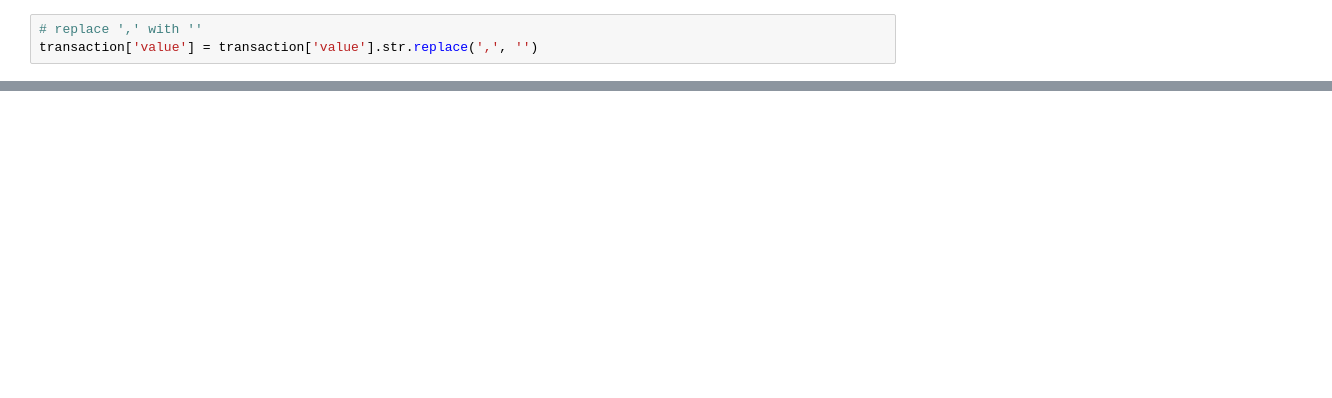
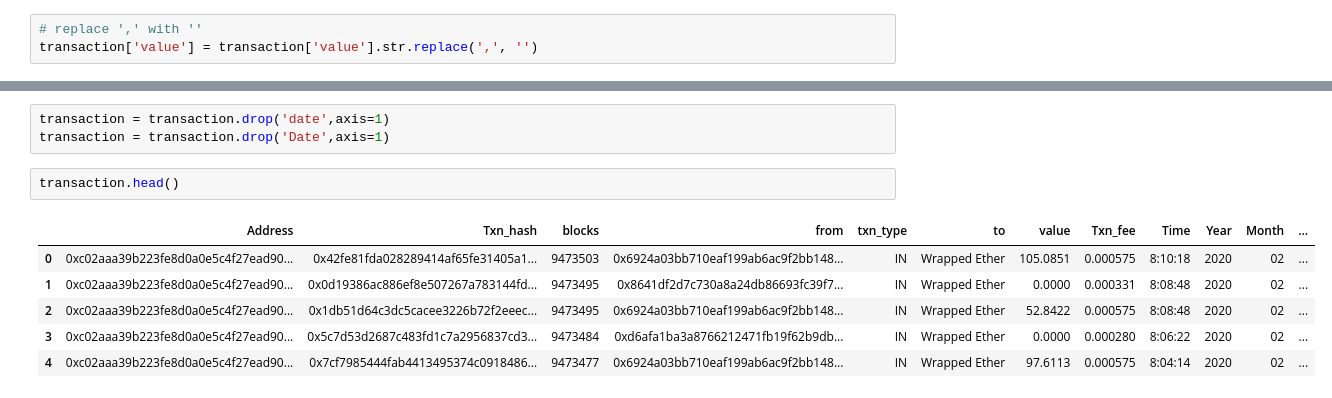
Before and after one commit to m-shilpa/ethereum-data-analysis, a Jupyter notebook: ethereum_1.ipynb, the cells around one changed output, grey strips where cells are left out. Cells and saved outputs as stored; diff of their text form; blank space fills up the shorter version.

```diff
--- a/ethereum_1.ipynb
+++ b/ethereum_1.ipynb
@@ -420,0 +554,12 @@ Name: 178, dtype: object
+# %%
+transaction = transaction.drop('date',axis=1)
+transaction = transaction.drop('Date',axis=1)
+# %%
+transaction.head()
+# %% [output]
+|  | Address | Txn_hash | blocks | from | txn_type | to | value | Txn_fee | Time | Year | Month | ... |
+| 0 | 0xc02aaa39b223fe8d0a0e5c4f27ead90... | 0x42fe81fda028289414af65fe31405a1... | 9473503 | 0x6924a03bb710eaf199ab6ac9f2bb148... | IN | Wrapped Ether | 105.0851 | 0.000575 | 8:10:18 | 2020 | 02 | ... |
+| 1 | 0xc02aaa39b223fe8d0a0e5c4f27ead90... | 0x0d19386ac886ef8e507267a783144fd... | 9473495 | 0x8641df2d7c730a8a24db86693fc39f7... | IN | Wrapped Ether | 0.0000 | 0.000331 | 8:08:48 | 2020 | 02 | ... |
+| 2 | 0xc02aaa39b223fe8d0a0e5c4f27ead90... | 0x1db51d64c3dc5cacee3226b72f2eeec... | 9473495 | 0x6924a03bb710eaf199ab6ac9f2bb148... | IN | Wrapped Ether | 52.8422 | 0.000575 | 8:08:48 | 2020 | 02 | ... |
+| 3 | 0xc02aaa39b223fe8d0a0e5c4f27ead90... | 0x5c7d53d2687c483fd1c7a2956837cd3... | 9473484 | 0xd6afa1ba3a8766212471fb19f62b9db... | IN | Wrapped Ether | 0.0000 | 0.000280 | 8:06:22 | 2020 | 02 | ... |
+| 4 | 0xc02aaa39b223fe8d0a0e5c4f27ead90... | 0x7cf7985444fab4413495374c0918486... | 9473477 | 0x6924a03bb710eaf199ab6ac9f2bb148... | IN | Wrapped Ether | 97.6113 | 0.000575 | 8:04:14 | 2020 | 02 | ... |
```
Also changed, not shown: parts of 41 cells of this notebook.
